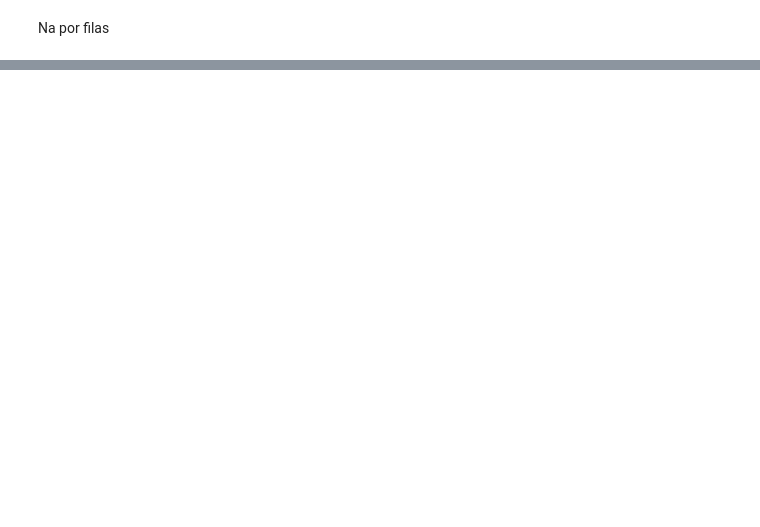
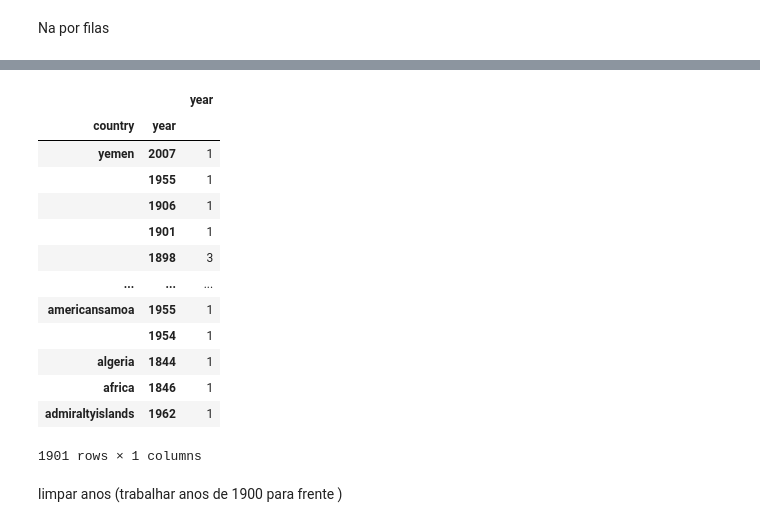
Before and after one commit to AndresCBF/IronHack, a Jupyter notebook: Projetos/Shark Attack/Shark Attack.ipynb, the cells around one changed output, grey strips where cells are left out. Saved outputs shown, nothing was run; the diff lists cells and outputs as text; code cells hidden in the pictures; blank space fills up the shorter version.

```diff
--- a/Projetos/Shark Attack/Shark Attack.ipynb
+++ b/Projetos/Shark Attack/Shark Attack.ipynb
@@ -87,2 +473,18 @@ sharkattack['case_number_con'].value_counts()
 # %%
-sharkattack['na_values'] = sharkattack.isna().sum(axis = 1)
+fatalyeargroup = pd.DataFrame(fatalyeargroup)
+fatalyeargroup.sort_values('country', ascending=False)
+# %% [output]
+|  |  | year |
+| country | year |  |
+| yemen | 2007 | 1 |
+|  | 1955 | 1 |
+|  | 1906 | 1 |
+|  | 1901 | 1 |
+|  | 1898 | 3 |
+| ... | ... | ... |
+| americansamoa | 1955 | 1 |
+|  | 1954 | 1 |
+| algeria | 1844 | 1 |
+| africa | 1846 | 1 |
+| admiraltyislands | 1962 | 1 |
+1901 rows × 1 columns
@@ -97 +491,3 @@ sharkattack['country'].value_counts()
+# %% [markdown]
+limpar anos (trabalhar anos de 1900 para frente )
 # %%
```
Also changed, not shown: parts of 43 cells of this notebook, 3 other files.
